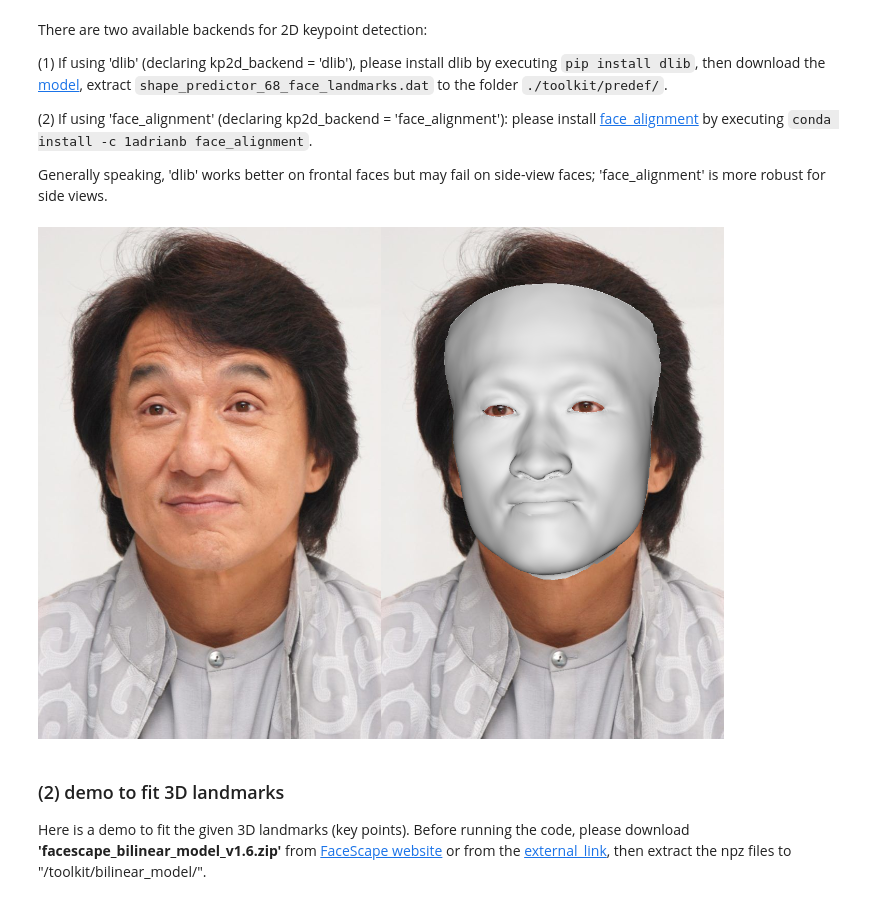
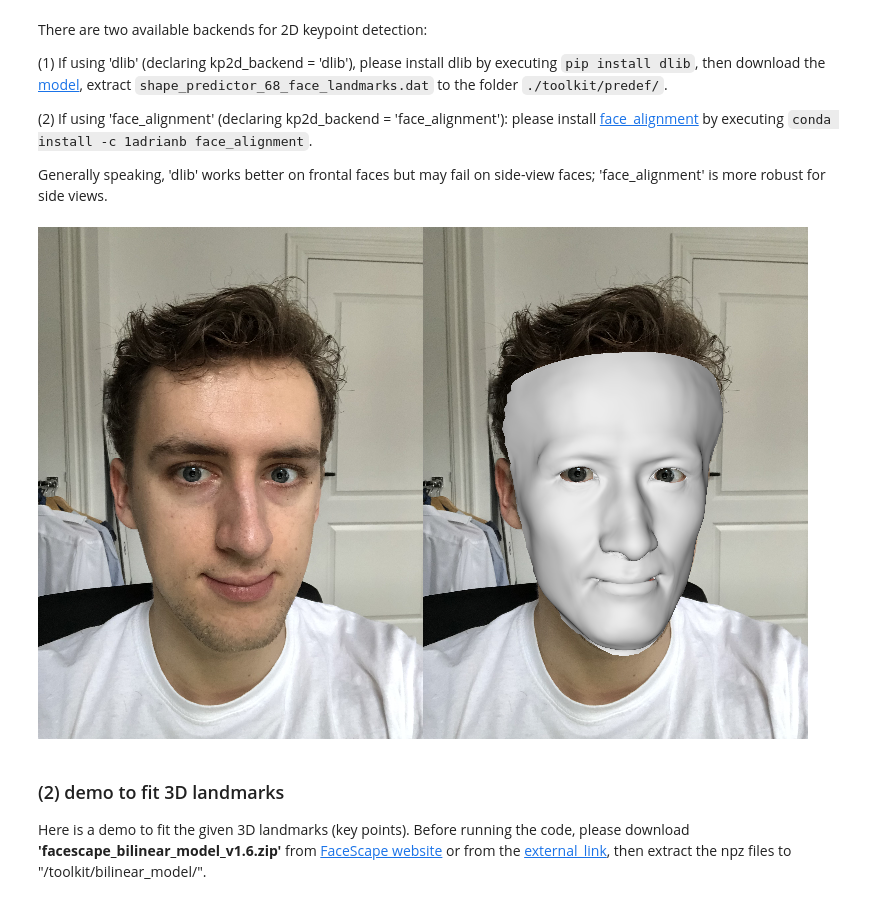
Before and after one commit to zhuhao-nju/facescape, a Jupyter notebook: toolkit/demo_bilinear_fit.ipynb, the cells around one changed output. Saved outputs shown, nothing was run; the diff lists cells and outputs as text; code cells hidden in the pictures.

```diff
--- a/toolkit/demo_bilinear_fit.ipynb
+++ b/toolkit/demo_bilinear_fit.ipynb
@@ -23,38 +23,38 @@ from src.renderer import render_orthcam
 fs_fitter = facescape_fitter(fs_file = "./bilinear_model_v1.6/facescape_bm_v1.6_847_50_52_id_front.npz",
                              kp2d_backend = 'dlib') # or 'face_alignment'
 
-src_img = cv2.imread("./test_data/chan.jpg")
+src_img = cv2.imread("./test_data/matthijs.jpg")
 
 kp2d = fs_fitter.detect_kp2d(src_img) # extract 2D key points
 mesh, _ = fs_fitter.fit_kp2d(kp2d) # fit model
 
 # ========== Visualize Result ==========
 # transform to orthogonal camera coordinate
 mesh_tm = trimesh.Trimesh(vertices = mesh.vertices.copy(),
                           faces = fs_fitter.fv_indices_front-1,
                           process = False)
 mesh_tm.vertices[:, :2] = mesh_tm.vertices[:, 0:2] - np.array([src_img.shape[1] / 2, src_img.shape[0] / 2])
 mesh_tm.vertices = mesh_tm.vertices / src_img.shape[0] * 2
 mesh_tm.vertices[:, 2] = mesh_tm.vertices[:, 2] - 10
 
 # render texture image and depth
 rend_depth, rend_tex = render_orthcam(mesh_tm, (1, 1),
                                       rend_size = tuple(src_img.shape[:2]),
                                       flat_shading=False)
 mask = np.stack((rend_depth!=0, )*3, 2)
 res_img = src_img.copy()
 res_img[mask] = rend_tex[mask]
 
 # visualize
 vis_scale = 512. / np.max(src_img.shape[:2])
 sc_img = cv2.resize(src_img, (round(src_img.shape[1]*vis_scale),
                               round(src_img.shape[0]*vis_scale)))
 
 sc_res_img = cv2.resize(res_img, (round(src_img.shape[1]*vis_scale),
                                   round(src_img.shape[0]*vis_scale)))
 show_img_arr(np.concatenate((sc_img, sc_res_img), 1), bgr_mode = True)
 # %% [output]
-[figure, old version]
+[figure, new version]
 # %% [markdown]
 ### (2) demo to fit 3D landmarks
 
```
Also changed, not shown: 4 other files.
